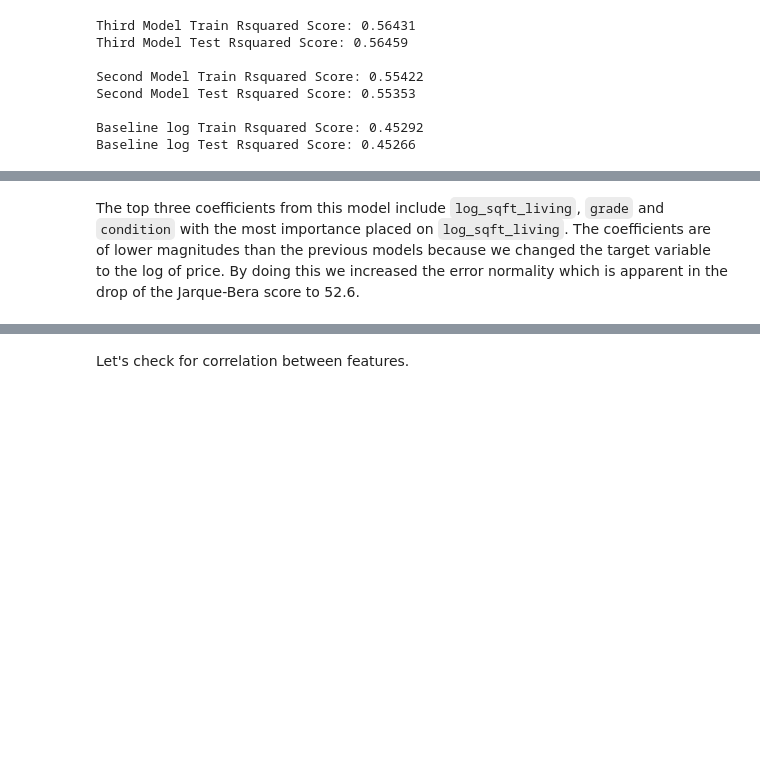
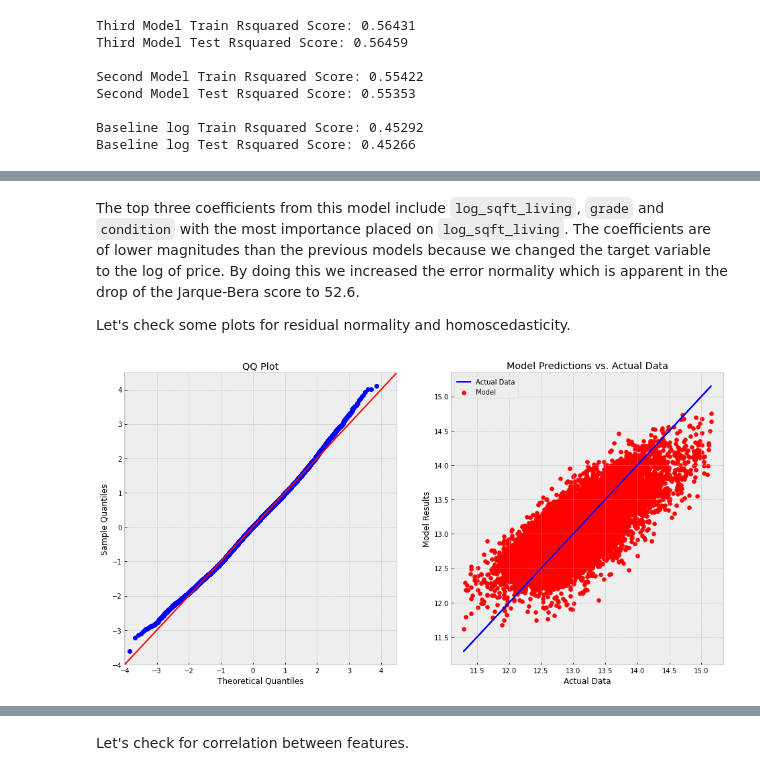
Before and after one commit to cschneck7/phase-2-project, a Jupyter notebook: EDA_notebook.ipynb, the cells around one changed output, grey strips where cells are left out. Drawn from its saved outputs; the diff is of its cells as text; code cells hidden in the pictures; blank space fills up the shorter version.

```diff
--- a/EDA_notebook.ipynb
+++ b/EDA_notebook.ipynb
@@ -446,3 +446,26 @@ Notes:
 [1] Standard Errors assume that the covariance matrix of the errors is correctly specified.
 # %% [markdown]
 The top three coefficients from this model include `log_sqft_living`, `grade` and `condition` with the most importance placed on `log_sqft_living`. The coefficients are of lower magnitudes than the previous models because we changed the target variable to the log of price. By doing this we increased the error normality which is apparent in the drop of the Jarque-Bera score to 52.6.
+
+Let's check some plots for residual normality and homoscedasticity.
+# %%
+def assumption_plots(model, X_train, y_train):
+    residuals = model.resid
+    pred = model.predict(sm.add_constant(X_train))
+
+    fig, axes = plt.subplots(figsize=(16,8), ncols=2, nrows=1)
+
+    sm.graphics.qqplot(residuals, dist=stats.norm,
+                      line='45', fit='True', ax=axes[0])
+    axes[0].set_title('QQ Plot')
+
+    axes[1].scatter(y_train, pred, color='red', label='Model')
+    axes[1].plot(y_train, y_train, color='blue', label='Actual Data')
+    axes[1].legend()
+    axes[1].set_title('Model Predictions vs. Actual Data')
+    axes[1].set_xlabel('Actual Data')
+    axes[1].set_ylabel('Model Results')
+# %%
+assumption_plots(model3_summary, X_train_log, y_train_log)
+# %% [output]
+[figure, added]
```
Also changed, not shown: parts of 8 cells of this notebook.
